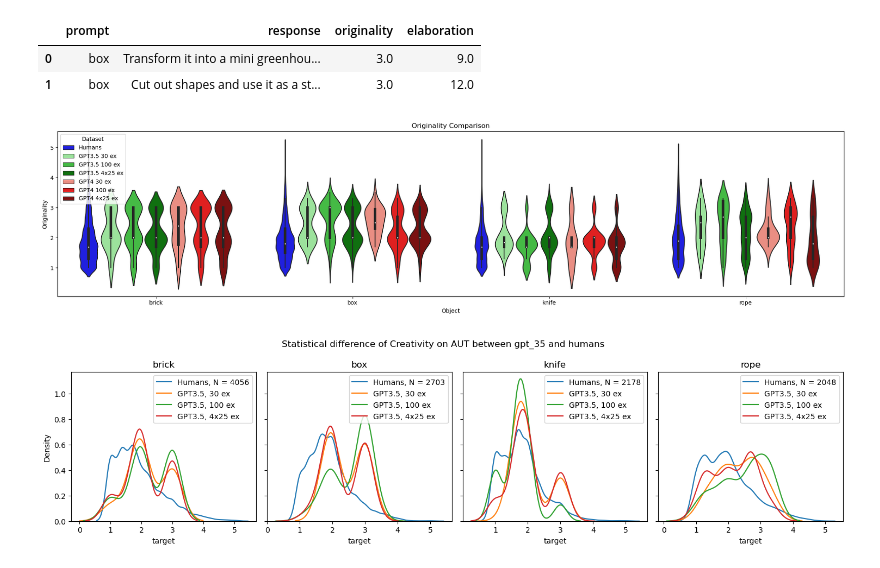
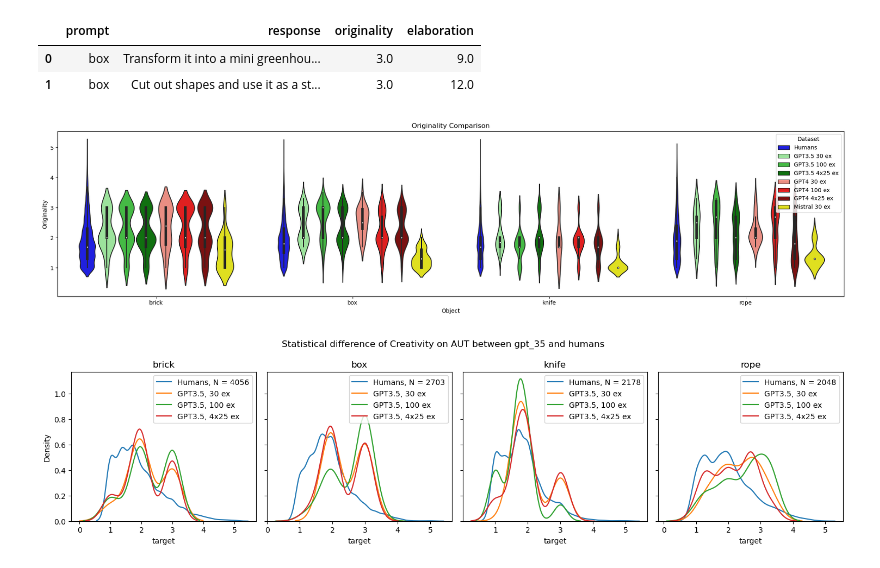
Before and after one commit to Maximelel/LLM_creativity_aut, a Jupyter notebook: experiments.ipynb, the cells around one changed output. Cells and saved outputs as stored; diff of their text form; code cells hidden in the pictures.

```diff
--- a/experiments.ipynb
+++ b/experiments.ipynb
@@ -20,8 +20,12 @@ from utils import *
 ground_truth = pd.read_csv('./../data/cleaned_all_data.csv')
 objects = list(ground_truth['prompt'].value_counts().head(4).index)
 print(f"Top {len(objects)} of objects in the dataset: {objects}")
+# filter out lines about other objects than those 4
+ground_truth = ground_truth[ground_truth['prompt'].isin(objects)]
+# check type is only 'uses
+print(ground_truth['type'].value_counts())
 
-ocsai_eval_merged_gpt35_30 = pd.read_csv('./data_ocsai/merged_df/ocsai_eval_merged_30_gpt_3_5.csv')
-ocsai_eval_merged_gpt4_30 = pd.read_csv('./data_ocsai/merged_df/ocsai_eval_merged_30_gpt_4.csv')
+ocsai_eval_merged_gpt35_30 = pd.read_csv('./data_ocsai/merged_df/ocsai_eval_merged_gpt_35_30.csv')
+ocsai_eval_merged_gpt4_30 = pd.read_csv('./data_ocsai/merged_df/ocsai_eval_merged_gpt_4_30.csv')
 # %% [output]
 Top 4 of objects in the dataset: ['brick', 'box', 'knife', 'rope']
@@ -27,0 +35,5 @@ Top 4 of objects in the dataset: ['brick', 'box', 'knife', 'rope']
+# %%
+ground_truth = ground_truth[['prompt', 'response', 'target']]
+ground_truth.rename(columns = {"target": "originality"}, inplace=True)
+ground_truth['elaboration'] = ground_truth['response'].apply(lambda x: len(x.split()))
+ground_truth.head()
@@ -147,6 +167,9 @@ def load_data_exp1(model):
 ocsai_eval_merged_gpt35_100, ocsai_eval_merged_gpt35_4x25 = load_data_exp1('gpt_35')
 ocsai_eval_merged_gpt4_100, ocsai_eval_merged_gpt4_4x25 = load_data_exp1('gpt_4')
 
+# load data from mistral
+ocsai_eval_merged_mistral_30 = pd.read_csv('./data_ocsai/mistral/ocsai_eval_merged_mistral_30.csv')
+
 display(ocsai_eval_merged_gpt35_100.head(2), ocsai_eval_merged_gpt35_4x25.head(2), ocsai_eval_merged_gpt4_100.head(2), ocsai_eval_merged_gpt4_4x25.head(2))
 # %% [output]
 |  | prompt | response | originality | elaboration |
@@ -165,36 +192,37 @@ display(ocsai_eval_merged_gpt35_100.head(2), ocsai_eval_merged_gpt35_4x25.head(2
 ground_truth_test = ground_truth.rename(columns={"target": "originality"})
 
 combined_data = pd.concat([
     ground_truth_test.assign(dataset='Humans'),
     ocsai_eval_merged_gpt35_30.assign(dataset='GPT3.5 30 ex'),
     ocsai_eval_merged_gpt35_100.assign(dataset='GPT3.5 100 ex'),
     ocsai_eval_merged_gpt35_4x25.assign(dataset='GPT3.5 4x25 ex'),
     ocsai_eval_merged_gpt4_30.assign(dataset='GPT4 30 ex'),
     ocsai_eval_merged_gpt4_100.assign(dataset='GPT4 100 ex'),
-    ocsai_eval_merged_gpt4_4x25.assign(dataset='GPT4 4x25 ex')
+    ocsai_eval_merged_gpt4_4x25.assign(dataset='GPT4 4x25 ex'),
+    ocsai_eval_merged_mistral_30.assign(dataset='Mistral 30 ex')
 ])
 # Set up the figure and axes
 plt.figure(figsize=(20, 5))
 
 
 # Define a custom color palette
 colors = {'Humans': 'blue', 'GPT3.5 30 ex': 'lightgreen', 'GPT3.5 100 ex': 'limegreen', 'GPT3.5 4x25 ex': 'green',
-          'GPT4 30 ex': 'salmon', 'GPT4 100 ex': 'red', 'GPT4 4x25 ex': 'darkred'}
+          'GPT4 30 ex': 'salmon', 'GPT4 100 ex': 'red', 'GPT4 4x25 ex': 'darkred', 'Mistral 30 ex': 'yellow'}
 
 # Plot violin plots
 sns.violinplot(x='prompt', y='originality', hue='dataset', data=combined_data[combined_data['prompt'].isin(objects)],
                order=objects, palette=colors.values())  # Use custom color palette
 
 #sns.catplot(data=df, x="age", y="class", hue="sex", kind="violin")
 
 plt.title('Originality Comparison')
 plt.xlabel('Object')
 plt.ylabel('Originality')
 plt.legend(title='Dataset')
 plt.tight_layout()
 plt.show()
 # %% [output]
-[figure, old version]
+[figure, new version]
 # %%
 plot_kde_exp1('gpt_35', ocsai_eval_merged_gpt35_30, ocsai_eval_merged_gpt35_100, ocsai_eval_merged_gpt35_4x25, ocsai_eval_merged_gpt4_30, ocsai_eval_merged_gpt4_100, ocsai_eval_merged_gpt4_4x25)
 plot_kde_exp1('gpt_4', ocsai_eval_merged_gpt35_30, ocsai_eval_merged_gpt35_100, ocsai_eval_merged_gpt35_4x25, ocsai_eval_merged_gpt4_30, ocsai_eval_merged_gpt4_100, ocsai_eval_merged_gpt4_4x25)
```
Also changed, not shown: parts of 35 cells of this notebook, 4 other files.
